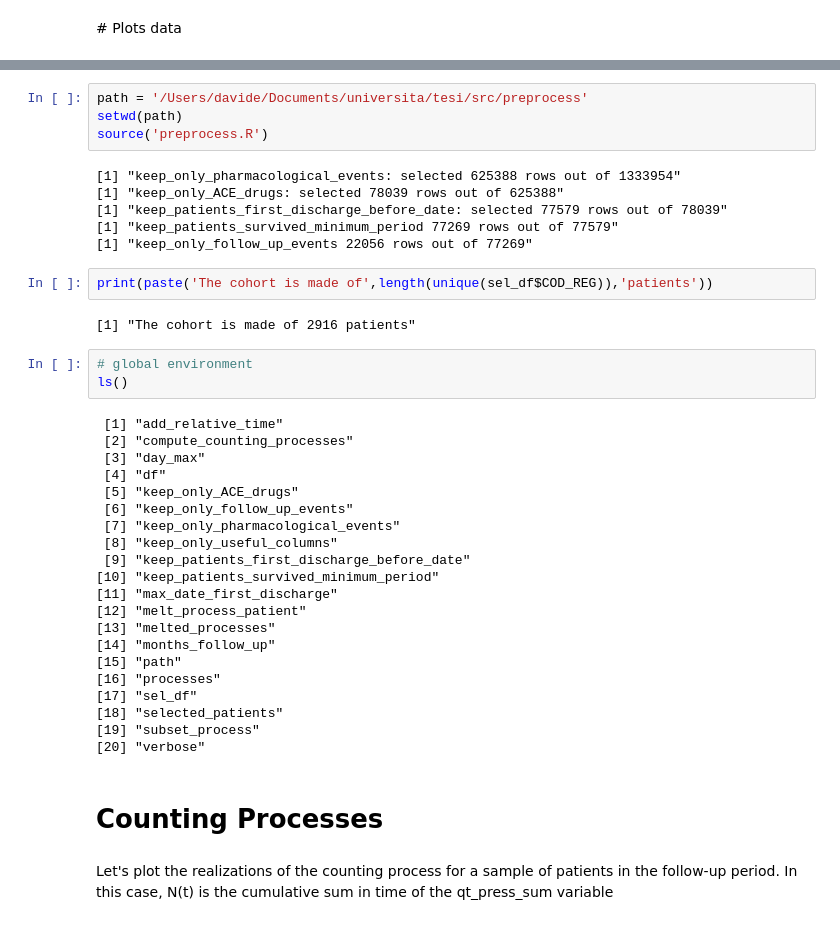
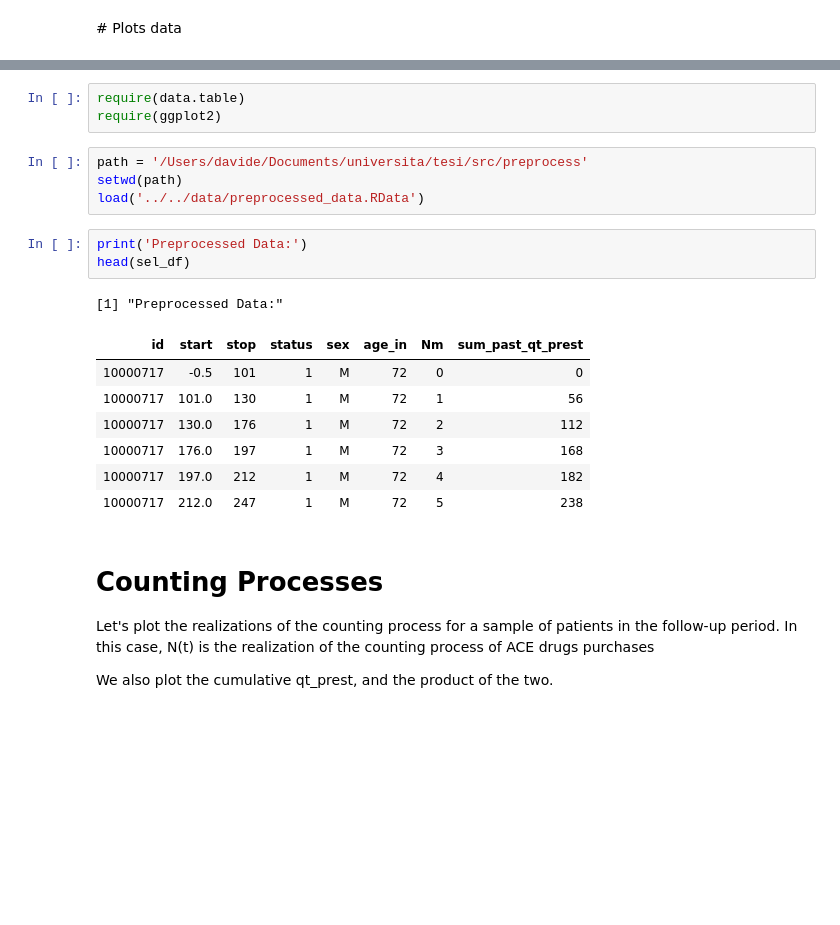
Before and after one commit to davide-burba/thesis, a Jupyter notebook: preprocess/plots.ipynb, the cells around one changed output, grey strips where cells are left out. Cells and saved outputs as stored; diff of their text form; blank space fills up the shorter version.

Commit message:
update preprocessing

```diff
--- a/preprocess/plots.ipynb
+++ b/preprocess/plots.ipynb
@@ -11,42 +3,25 @@ The script preprocess.R load and preprocess data. Running it results in finding
+# %%
+require(data.table)
+require(ggplot2)
 # %%
 path = '/Users/davide/Documents/universita/tesi/src/preprocess'
 setwd(path)
-source('preprocess.R')
+load('../../data/preprocessed_data.RData')
-# %% [output]
-[1] "keep_only_pharmacological_events: selected 625388 rows out of 1333954"
-[1] "keep_only_ACE_drugs: selected 78039 rows out of 625388"
-[1] "keep_patients_first_discharge_before_date: selected 77579 rows out of 78039"
-[1] "keep_patients_survived_minimum_period 77269 rows out of 77579"
-[1] "keep_only_follow_up_events 22056 rows out of 77269"
-# %%
-print(paste('The cohort is made of',length(unique(sel_df$COD_REG)),'patients'))
-# %% [output]
-[1] "The cohort is made of 2916 patients"
-# %%
-# global environment
-ls()
-# %% [output]
- [1] "add_relative_time"
- [2] "compute_counting_processes"
- [3] "day_max"
- [4] "df"
- [5] "keep_only_ACE_drugs"
- [6] "keep_only_follow_up_events"
- [7] "keep_only_pharmacological_events"
- [8] "keep_only_useful_columns"
- [9] "keep_patients_first_discharge_before_date"
-[10] "keep_patients_survived_minimum_period"
-[11] "max_date_first_discharge"
-[12] "melt_process_patient"
-[13] "melted_processes"
-[14] "months_follow_up"
-[15] "path"
-[16] "processes"
-[17] "sel_df"
-[18] "selected_patients"
-[19] "subset_process"
-[20] "verbose"
-# %% [markdown]
-# Counting Processes
+# %%
+print('Preprocessed Data:')
+head(sel_df)
+# %% [output]
+[1] "Preprocessed Data:"
+| id | start | stop | status | sex | age_in | Nm | sum_past_qt_prest |
+| 10000717 | -0.5 | 101 | 1 | M | 72 | 0 | 0 |
+| 10000717 | 101.0 | 130 | 1 | M | 72 | 1 | 56 |
+| 10000717 | 130.0 | 176 | 1 | M | 72 | 2 | 112 |
+| 10000717 | 176.0 | 197 | 1 | M | 72 | 3 | 168 |
+| 10000717 | 197.0 | 212 | 1 | M | 72 | 4 | 182 |
+| 10000717 | 212.0 | 247 | 1 | M | 72 | 5 | 238 |
 # %% [markdown]
-Let's plot the realizations of the counting process for a sample of patients in the follow-up period. In this case, N(t) is the cumulative sum in time of the qt_press_sum variable
+# Counting Processes
+
+Let's plot the realizations of the counting process for a sample of patients in the follow-up period. In this case, N(t) is the realization of the counting process of ACE drugs purchases
+
+We also plot the cumulative qt_prest, and the product of the two.
```
Also changed, not shown: parts of 6 cells of this notebook, 7 other files.
